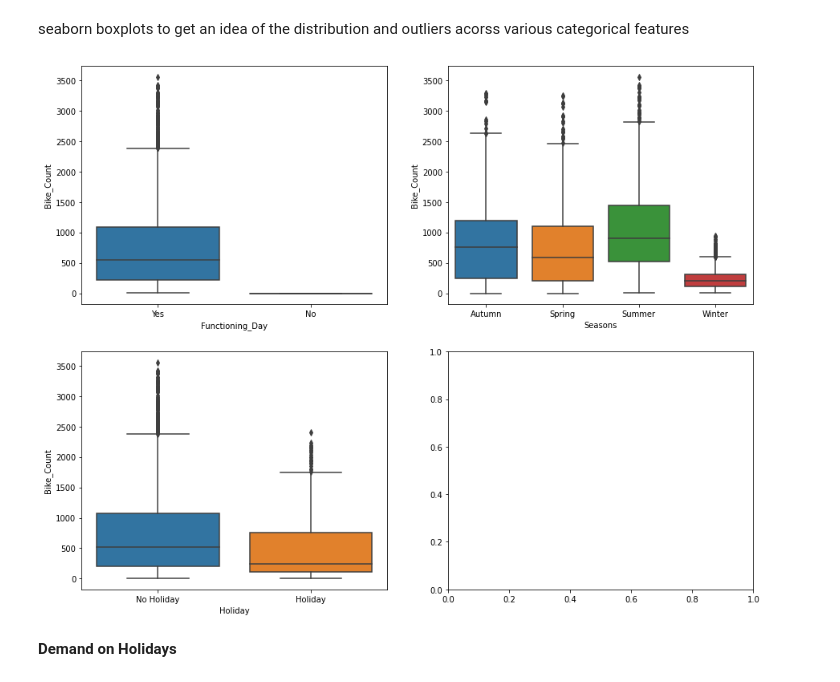
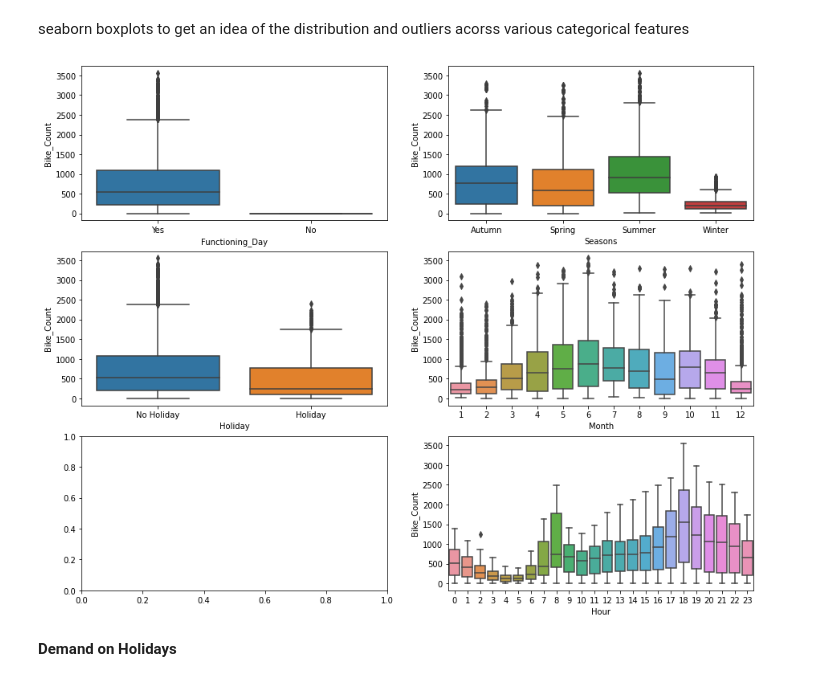
Before and after one commit to junaiskv94/Bike-SHaring-Demand-Prediction, a Jupyter notebook: Bike_Sharing_Demand_Prediction_Capstone_Project.ipynb, the cells around one changed output. Drawn from its saved outputs; the diff is of its cells as text; code cells hidden in the pictures.

```diff
--- a/Bike_Sharing_Demand_Prediction_Capstone_Project.ipynb
+++ b/Bike_Sharing_Demand_Prediction_Capstone_Project.ipynb
@@ -309,15 +318,17 @@ plt.show()
 seaborn boxplots to get an idea of the distribution and outliers acorss various categorical features
 # %%
 # Seaborn boxplots to get an idea of the distribution/outliers
-f, axes = plt.subplots(2, 2, figsize=(15, 12))
+f, axes = plt.subplots(3, 2, figsize=(15, 12))
 sns.boxplot(data=df, y='Bike_Count', x='Functioning_Day', ax=axes[0][0])
 hue_order= ['Autumn', 'Spring', 'Summer', 'Winter']
 sns.boxplot(data=df, y='Bike_Count', x='Seasons', ax=axes[0][1], order=hue_order)
 sns.boxplot(data=df, y='Bike_Count', x='Holiday', ax=axes[1][0])
+sns.boxplot(data=df, y='Bike_Count', x='Month', ax=axes[1][1])
+sns.boxplot(data=df, y='Bike_Count', x='Hour', ax=axes[2][1])
 
 plt.show()
 # %% [output]
-[figure, old version]
+[figure, new version]
 # %% [markdown]
 **Demand on Holidays**
 # %%
```
Also changed, not shown: parts of 19 cells of this notebook.
